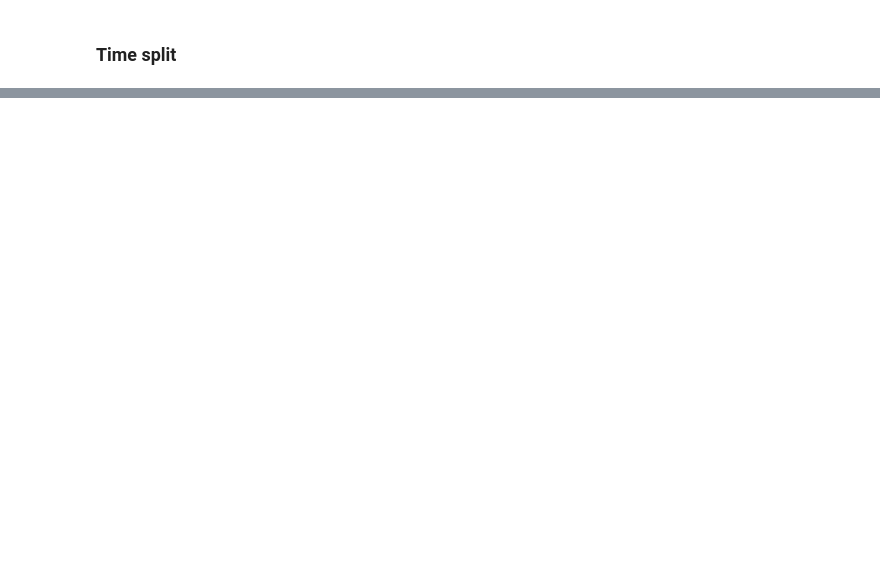
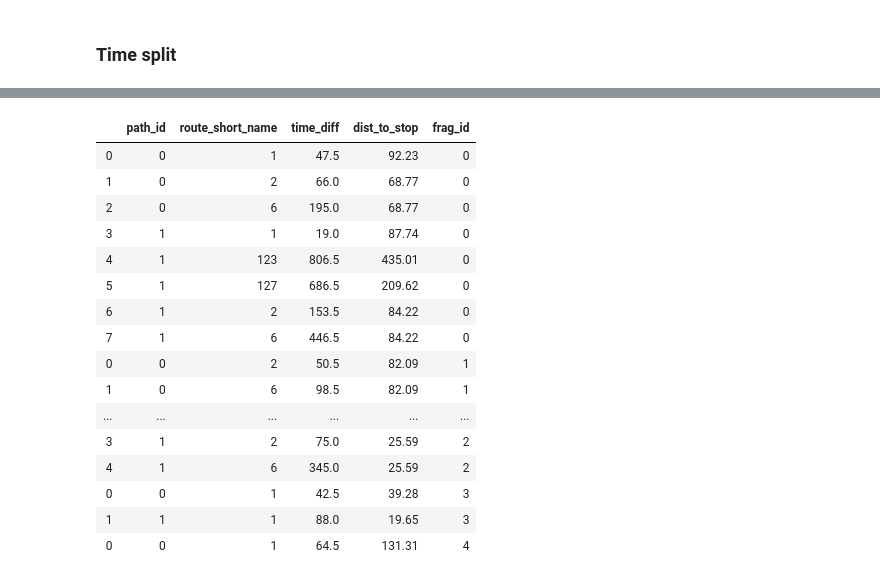
Before and after one commit to timur26/transportation-mode-detection-from-GPS-data, a Jupyter notebook: fribourg.ipynb, the cells around one changed output, grey strips where cells are left out. Saved outputs shown, nothing was run; the diff lists cells and outputs as text; code cells hidden in the pictures; blank space fills up the shorter version.

```diff
--- a/fribourg.ipynb
+++ b/fribourg.ipynb
@@ -443,14 +443,14 @@ def get_closest_pt_lines(tree, segments, user_gps, labeled_points, lat=True, lon
 
     for path in segments:
 
+        # collect public transport points within defined threshold of segment gps point
         closest_points = tree.query_ball_point(user_gps.loc[path, ['longitude', 'latitude']].values, dist_threshold)
 
         if len([x for a in closest_points for x in a])==0:
             return None
 
-        path_length = len(path)
-
-        for i in range(path_length):
+        # for each point found calculate its distance from its respective segment gps point
+        for i in range(len(path)):
             for p in closest_points[i]:
                 gps_id = path[i]
 
@@ -458,6 +458,7 @@ def get_closest_pt_lines(tree, segments, user_gps, labeled_points, lat=True, lon
 
                 close_point_lat, close_point_lon = labeled_points[p][1], labeled_points[p][0]
 
+                # calculate distance based on parameters defined in arguments
                 if lat and lon:
                     dist = calc_dist(user_lat, user_lon, close_point_lat, close_point_lon)
                 elif lat:
@@ -696,7 +747,7 @@ def dtw(s, t, window):
             dtw_matrix[i, j] = sum(cost) + last_min
     return dtw_matrix[-1][-1]
 # %%
-def get_top_scorers(nw_points, transport_df, user_df, max_dist=0.2, threshold=1.25, lat=True, lon=True):
+def get_top_scorers(nw_points, transport_df, user_df, max_dist=0.2, threshold=1.5, lat=True, lon=True):
     first = []
     top = []
     for s in nw_points:
@@ -749,8 +800,13 @@ def get_top_scorers(nw_points, transport_df, user_df, max_dist=0.2, threshold=1.
 
         # collect results for those vehicles having a distance of less than max_dist with user segment
         # additionally discard vehicles having a score significantly worse than the best
-        first.append([x for x in list(zip(vehicles, scores, lines)) if x[1]==min_score][0])
-        top.append([x for x in list(zip(vehicles, scores, lines)) if x[1]<max_dist and x[1] < threshold*min_score])
+        first_candidate = [x for x in list(zip(vehicles, scores, lines)) if x[1]==min_score and x[1]<max_dist]
+        top_candidates = [x for x in list(zip(vehicles, scores, lines)) if x[1]<max_dist and x[1] < threshold*min_score]
+
+        if len(first_candidate)>0:
+            first.append(first_candidate[0])
+        if len(top_candidates)>0:
+            top.append(top_candidates)
 
     return first, top
 # %% [markdown]
@@ -976,10 +961,11 @@ top_candidates_blur_df
 # %% [markdown]
 ### Time split
 # %%
-splits = 10
+splits = 5
 total_rows = user_gps_df.shape[0]
 frag_size = round(total_rows/splits)
-res_df = None
+osm_res_df = None
+gps_res_df = None
 
 start_index = 0
 
@@ -991,19 +977,31 @@ for s in range(splits):
     frag_edge_df, frag_walk_points, frag_non_walk_points = generate_segment_ids(frag_edge_df)
     frag_walk_points, frag_non_walk_points = edge_to_point_id(frag_edge_df, frag_walk_points, frag_non_walk_points)
 
+    print('Fragment {}, Start index {}'.format(s, start_index-frag_size), frag_non_walk_points)
+
     if frag_non_walk_points is None:
         continue
 
     overlap_frag_df = get_closest_pt_lines(fbg_tree, frag_non_walk_points, frag_user_gps_df, labeled_points,
                                           dist_threshold=70)
 
-    overlap_frag_scores_df = score_lines(overlap_frag_df, frag_non_walk_points, threshold=0.65)
+    overlap_frag_scores_df = score_lines(overlap_frag_df, frag_non_walk_points, threshold=0.5)
     candidates_frag_df = gen_candidates(overlap_frag_scores_df, frag_user_gps_df, fribourg_sbb)
     top_candidates_frag_df = top_candidates(candidates_frag_df, frag_user_gps_df)
 
     top_candidates_frag_df['frag_id'] = s
 
-    if res_df is None:
-        res_df = top_candidates_frag_df
+    if osm_res_df is None:
+        osm_res_df = top_candidates_frag_df
     else:
-        res_df = pd.concat([res_df, top_candidates_frag_df])
+        osm_res_df = pd.concat([osm_res_df, top_candidates_frag_df])
+
+    first_frag, top_frag = get_top_scorers(frag_non_walk_points, tpf_df, frag_user_gps_df)
+    first_frag = pd.DataFrame([x for a in top_frag for x in a], columns=['vehicle_id', 'score', 'line'])
+    #first_frag = pd.DataFrame(first_frag, columns=['vehicle_id', 'score', 'line'])
+    first_frag['frag_id'] = s
+
+    if gps_res_df is None:
+        gps_res_df = first_frag
+    else:
+        gps_res_df = pd.concat([gps_res_df, first_frag])
@@ -1009,0 +1014,20 @@ for s in range(splits):
+# %%
+osm_res_df
+# %% [output]
+|  | path_id | route_short_name | time_diff | dist_to_stop | frag_id |
+| 0 | 0 | 1 | 47.5 | 92.23 | 0 |
+| 1 | 0 | 2 | 66.0 | 68.77 | 0 |
+| 2 | 0 | 6 | 195.0 | 68.77 | 0 |
+| 3 | 1 | 1 | 19.0 | 87.74 | 0 |
+| 4 | 1 | 123 | 806.5 | 435.01 | 0 |
+| 5 | 1 | 127 | 686.5 | 209.62 | 0 |
+| 6 | 1 | 2 | 153.5 | 84.22 | 0 |
+| 7 | 1 | 6 | 446.5 | 84.22 | 0 |
+| 0 | 0 | 2 | 50.5 | 82.09 | 1 |
+| 1 | 0 | 6 | 98.5 | 82.09 | 1 |
+| ... | ... | ... | ... | ... | ... |
+| 3 | 1 | 2 | 75.0 | 25.59 | 2 |
+| 4 | 1 | 6 | 345.0 | 25.59 | 2 |
+| 0 | 0 | 1 | 42.5 | 39.28 | 3 |
+| 1 | 1 | 1 | 88.0 | 19.65 | 3 |
+| 0 | 0 | 1 | 64.5 | 131.31 | 4 |
```
Also changed, not shown: parts of 82 cells of this notebook.
